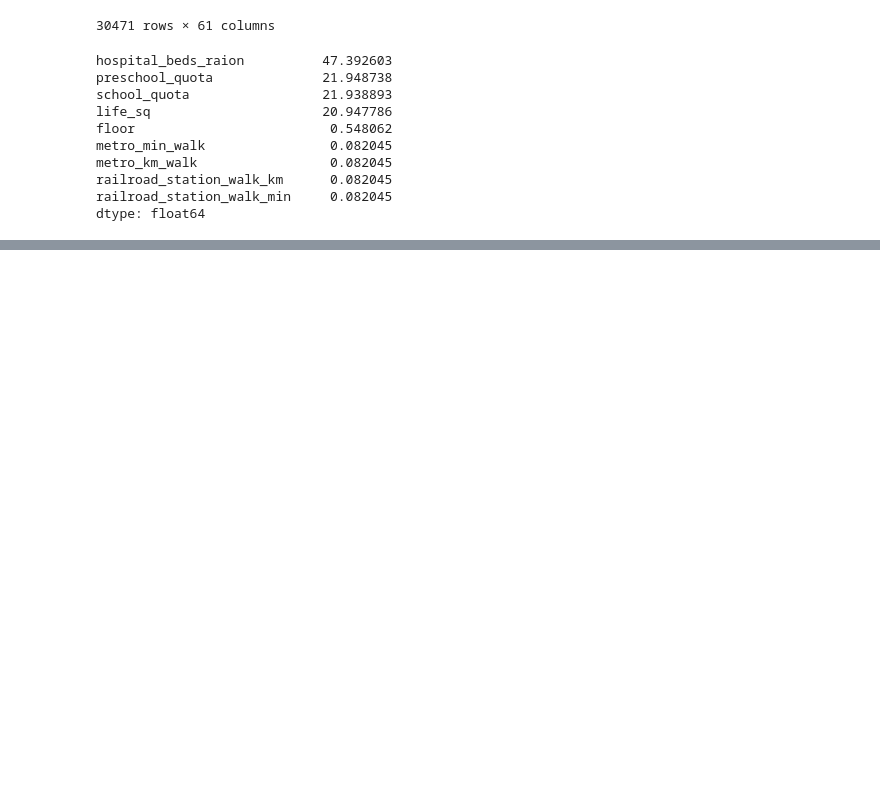
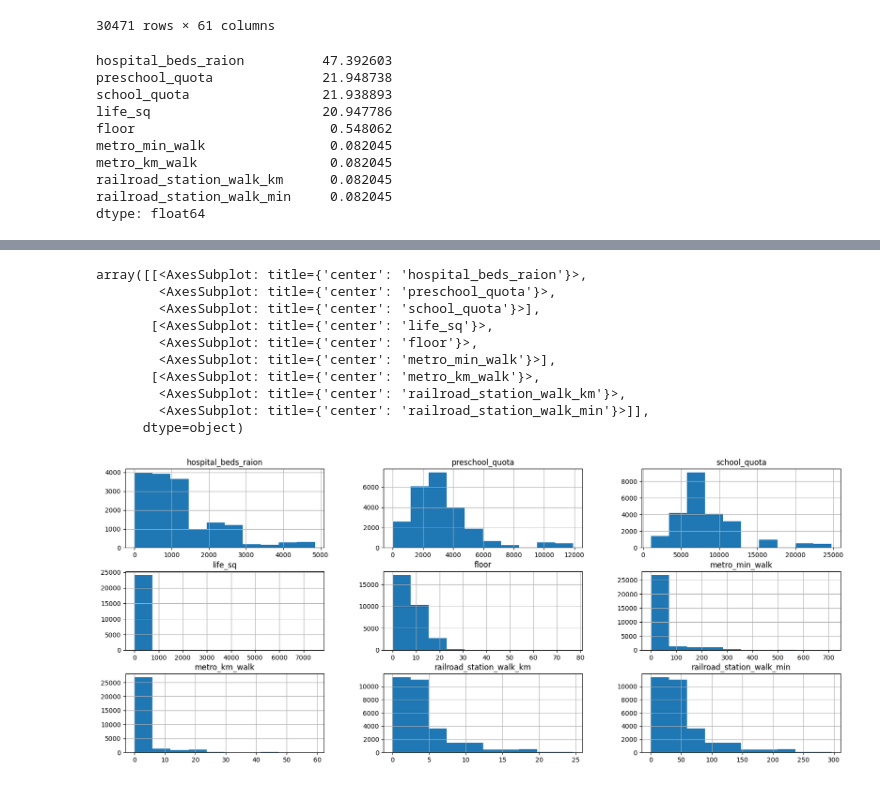
Before and after one commit to SudarickovIlya/DataCleaningProject, a Jupyter notebook: Data cleansing/NaN work.ipynb, the cells around one changed output, grey strips where cells are left out. Saved outputs shown, nothing was run; the diff lists cells and outputs as text; code cells hidden in the pictures; blank space fills up the shorter version.

```diff
--- a/Data cleansing/NaN work.ipynb
+++ b/Data cleansing/NaN work.ipynb
@@ -71,0 +101,15 @@ sns.heatmap(
+# %%
+cols = cols_with_nulls.index
+sber_data[cols].hist(figsize=(20, 8))
+# %% [output]
+array([[<AxesSubplot: title={'center': 'hospital_beds_raion'}>,
+        <AxesSubplot: title={'center': 'preschool_quota'}>,
+        <AxesSubplot: title={'center': 'school_quota'}>],
+       [<AxesSubplot: title={'center': 'life_sq'}>,
+        <AxesSubplot: title={'center': 'floor'}>,
+        <AxesSubplot: title={'center': 'metro_min_walk'}>],
+       [<AxesSubplot: title={'center': 'metro_km_walk'}>,
+        <AxesSubplot: title={'center': 'railroad_station_walk_km'}>,
+        <AxesSubplot: title={'center': 'railroad_station_walk_min'}>]],
+      dtype=object)
+[figure, added]
```
Also changed, not shown: parts of 6 cells of this notebook.
